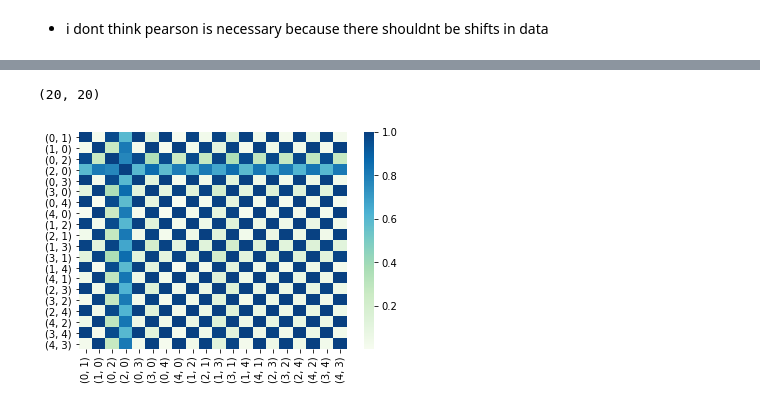
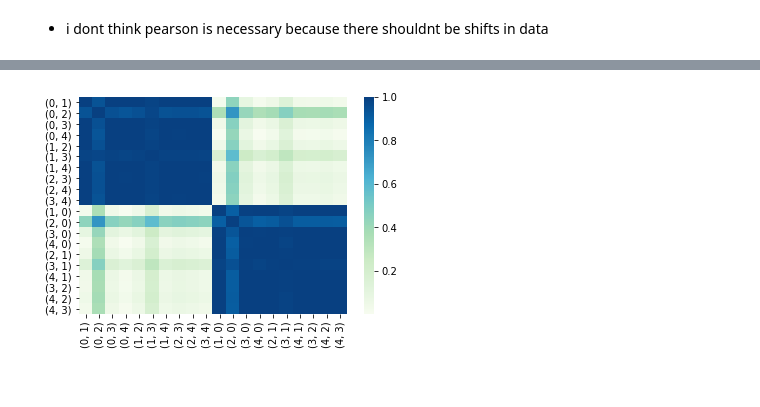
Before and after one commit to riddhi0101/Learning-NeuralNets, a Jupyter notebook: ActivationsRec.ipynb, the cells around one changed output, grey strips where cells are left out. Saved outputs shown, nothing was run; the diff lists cells and outputs as text; code cells hidden in the pictures.

Commit message:
RSA of all layers

```diff
--- a/ActivationsRec.ipynb
+++ b/ActivationsRec.ipynb
@@ -536,8 +492,9 @@ hm = sns.heatmap(simSorted, xticklabels=sortedKeys, yticklabels=sortedKeys, cmap
-# %%
-simSorted1 = simMatrix(sortedPairMatrixUnit)
-print(simSorted1.shape)
-hm = sns.heatmap(simSorted1, xticklabels=sortbypair, yticklabels=sortbypair, cmap="GnBu")
-# %% [output]
-(20, 20)
-[figure, removed]
+# %%
+## similarity matrix of activation at the third hidden layer orders by less than and greater than
+lgActiv3 = sortbykey(lessGreater,avgDict3)
+lgActiv3 = mkUnitbyRow(lgActiv3)
+simlgActiv3 = np.matmul(lgActiv3,np.transpose(lgActiv3))
+hm = sns.heatmap(simlgActiv3, xticklabels=lessGreater, yticklabels=lessGreater, cmap="GnBu")
+# %% [output]
+[figure, added]
 # %%
```
Also changed, not shown: parts of 20 cells of this notebook.
